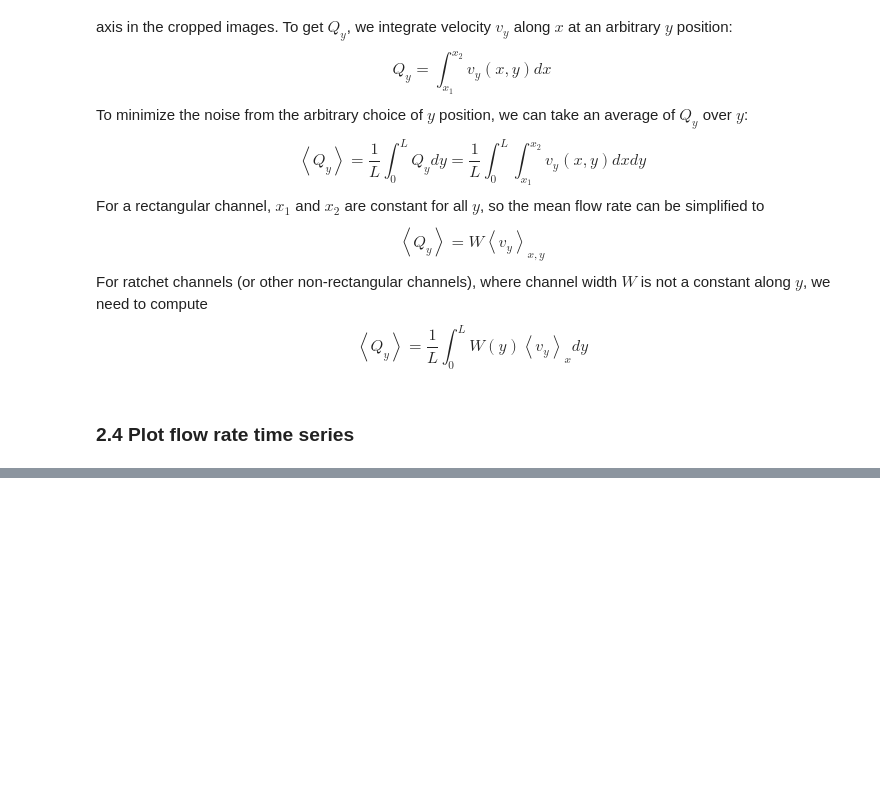
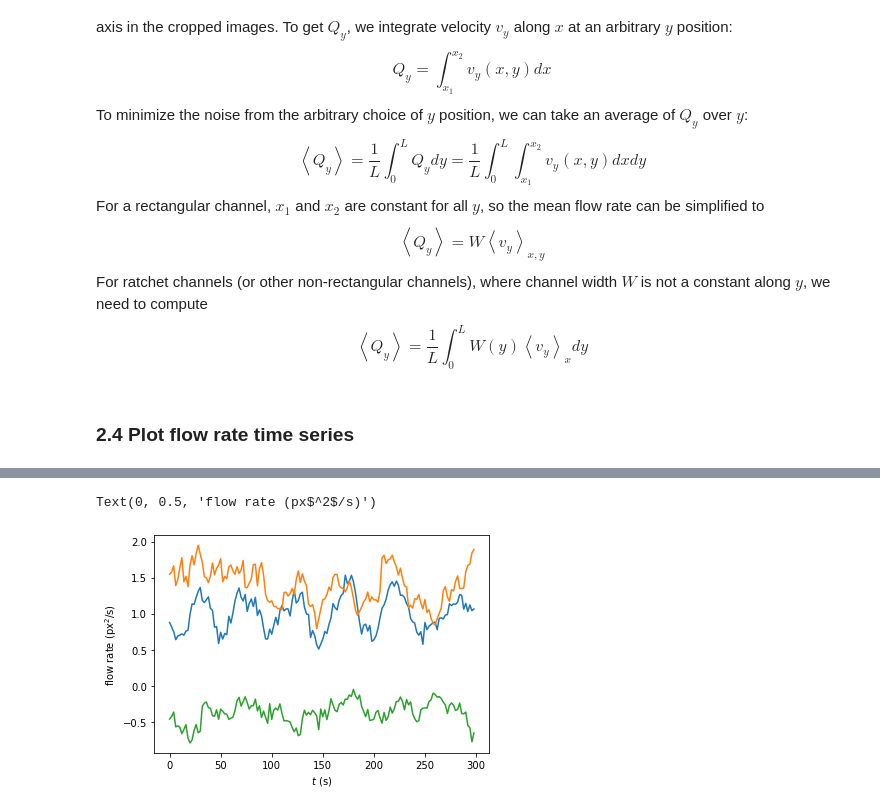
Before and after one commit to ZLoverty/AN, a Jupyter notebook: Code/Active nematics data analysis.ipynb, the cells around one changed output, grey strips where cells are left out. Cells and saved outputs as stored; diff of their text form; code cells hidden in the pictures; blank space fills up the shorter version.

```diff
--- a/Code/Active nematics data analysis.ipynb
+++ b/Code/Active nematics data analysis.ipynb
@@ -315,0 +321,4 @@ for num, n in enumerate(range(4, 19)):
+# %%
+flowrate_folder = r"E:\AN\10172022\channel_flowrate_rb"
+flow_data = pd.read_csv(os.path.join(flowrate_folder_rb, "14.csv"))
+flow_data.head()
@@ -315,0 +332,15 @@ for num, n in enumerate(range(4, 19)):
+# %%
+norm = flow_data["crop-0"].mean()
+norm_flow_data = flow_data.copy()
+mean0 = norm_flow_data["crop-0"].mean()
+norm_flow_data[["crop-0", "crop-1", "crop-2"]] /= mean0
+# %%
+fig, ax = plt.subplots()
+ax.plot(norm_flow_data.t, norm_flow_data["crop-0"])
+ax.plot(norm_flow_data.t, norm_flow_data["crop-1"])
+ax.plot(norm_flow_data.t, norm_flow_data["crop-2"])
+ax.set_xlabel("$t$ (s)")
+ax.set_ylabel("flow rate (px$^2$/s)")
+# %% [output]
+Text(0, 0.5, 'flow rate (px$^2$/s)')
+[figure, added]
```
Also changed, not shown: parts of 33 cells of this notebook, 4 other files.
